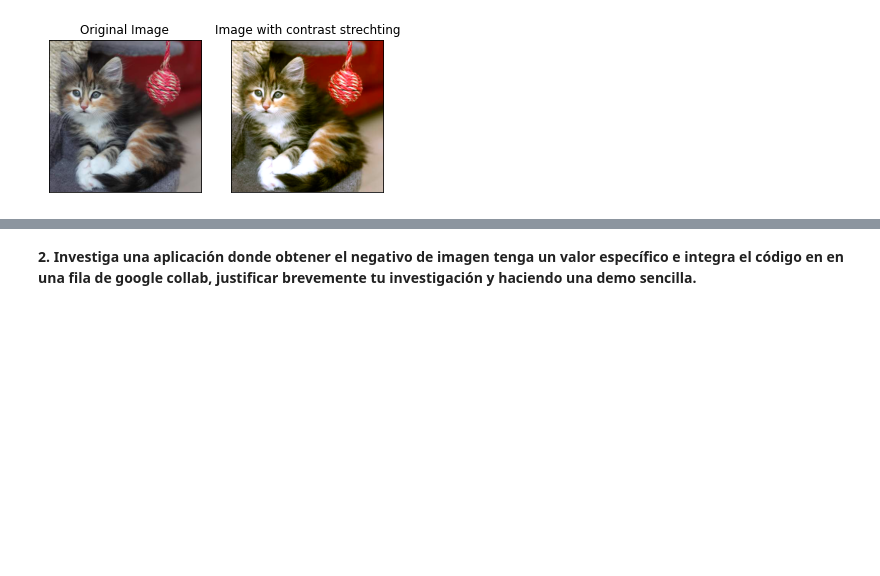
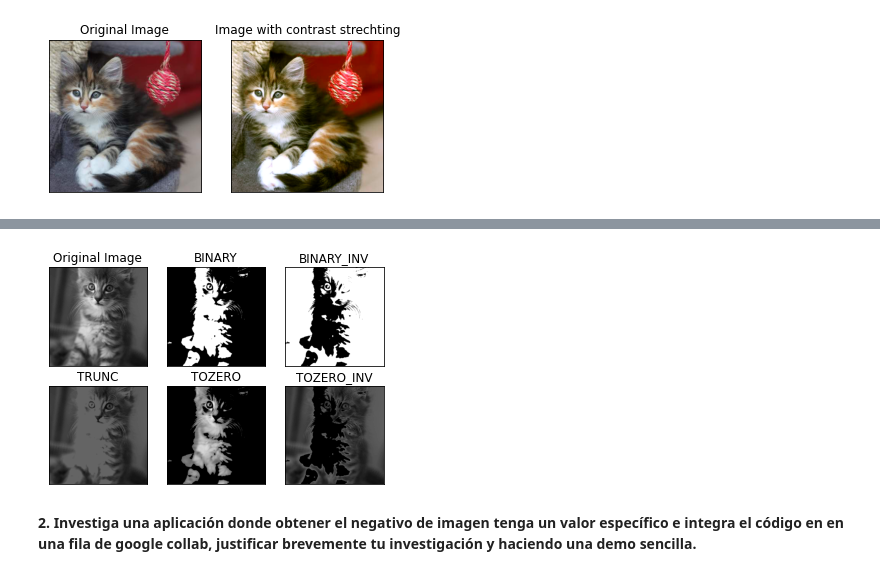
Before and after one commit to andreac941/ComputerVision-Eq3, a Jupyter notebook: SimpleImageProcessing_Eq10.ipynb, the cells around one changed output, grey strips where cells are left out. Drawn from its saved outputs; the diff is of its cells as text; code cells hidden in the pictures; blank space fills up the shorter version.

```diff
--- a/SimpleImageProcessing_Eq10.ipynb
+++ b/SimpleImageProcessing_Eq10.ipynb
@@ -103,3 +114,24 @@ plt.show()
+# %%
+url1 = "https://placekitten.com/700/700"
+myImg = io.imread(url1)
+myGrayImg1 = cv.cvtColor(myImg, cv.COLOR_BGR2GRAY)
+thresh = 100
+ret1,th1 = cv.threshold(myGrayImg1,thresh,255,cv.THRESH_BINARY)
+ret2,th2 = cv.threshold(myGrayImg1,thresh,255,cv.THRESH_BINARY_INV)
+ret3,th3 = cv.threshold(myGrayImg1,thresh,255,cv.THRESH_TRUNC)
+ret4,th4 = cv.threshold(myGrayImg1,thresh,255,cv.THRESH_TOZERO)
+ret5,th5 = cv.threshold(myGrayImg1,thresh,255,cv.THRESH_TOZERO_INV)
+
+titles = ['Original Image','BINARY','BINARY_INV','TRUNC','TOZERO','TOZERO_INV']
+images = [myGrayImg1, th1, th2, th3, th4, th5]
+
+for i in range(6):
+    plt.subplot(2,3,i+1),plt.imshow(images[i],'gray',vmin=0,vmax=255)
+    plt.title(titles[i])
+    plt.xticks([]),plt.yticks([])
+plt.show()
+# %% [output]
+[figure, added]
 # %% [markdown]
 **2.   Investiga una aplicación donde obtener el negativo de imagen tenga un valor específico e integra el código en en una fila de google collab, justificar brevemente tu investigación y haciendo una demo sencilla.**
 # %% [markdown]
```
Also changed, not shown: parts of 3 cells of this notebook.
